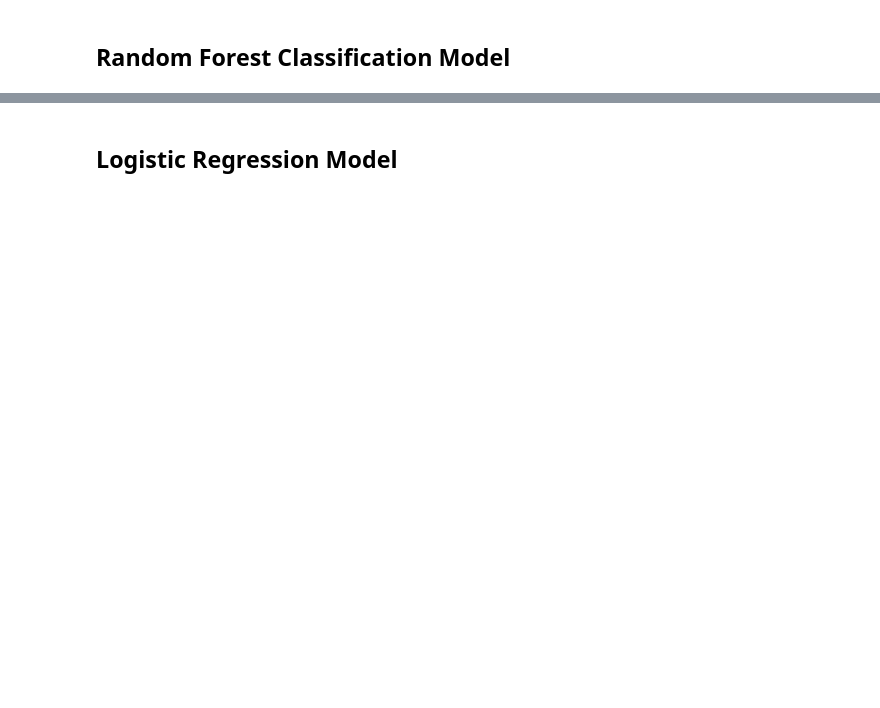
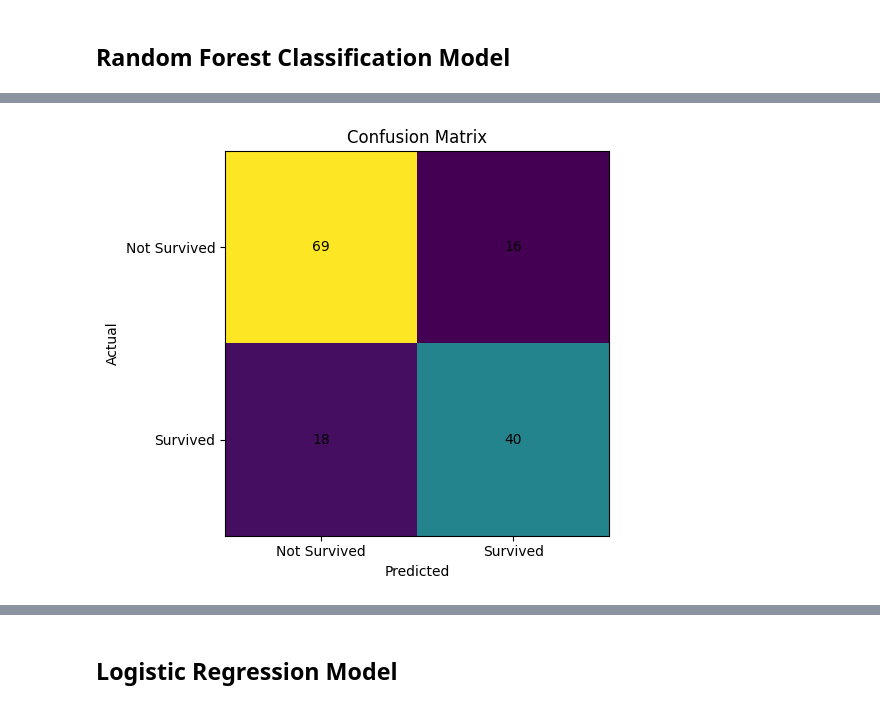
Before and after one commit to NimaNIKOOKAR/Titanic---Machine-Learning-from-Disaster, a Jupyter notebook: titanic.ipynb, the cells around one changed output, grey strips where cells are left out. Cells and saved outputs as stored; diff of their text form; code cells hidden in the pictures; blank space fills up the shorter version.

Commit message:
add models

```diff
--- a/titanic.ipynb
+++ b/titanic.ipynb
@@ -416,2 +311,20 @@ Length: 1204, dtype: int64
 # %% [markdown]
 ## Random Forest Classification Model
+# %%
+# Random Forest model
+rf_model = RandomForestClassifier(
+    n_estimators=100,
+    max_depth=None,
+    random_state=42
+)
+
+# Train
+rf_model.fit(X_train, y_train)
+
+# Predict
+y_pred = rf_model.predict(X_test)
+
+# Evaluation
+print("Accuracy:", accuracy_score(y_test, y_pred))
+print("\nClassification Report:\n", classification_report(y_test, y_pred))
+print("\nConfusion Matrix:\n", confusion_matrix(y_test, y_pred))
@@ -417,0 +348,30 @@ Length: 1204, dtype: int64
+# %%
+import matplotlib.pyplot as plt
+import numpy as np
+from sklearn.metrics import confusion_matrix
+
+cm = confusion_matrix(y_test, y_pred)
+
+fig, ax = plt.subplots()
+im = ax.imshow(cm)
+
+# Labels
+ax.set_xlabel("Predicted")
+ax.set_ylabel("Actual")
+ax.set_title("Confusion Matrix")
+
+# Tick labels
+ax.set_xticks([0, 1])
+ax.set_yticks([0, 1])
+ax.set_xticklabels(["Not Survived", "Survived"])
+ax.set_yticklabels(["Not Survived", "Survived"])
+
+# Add numbers inside cells
+for i in range(cm.shape[0]):
+    for j in range(cm.shape[1]):
+        ax.text(j, i, cm[i, j], ha="center", va="center")
+
+plt.tight_layout()
+plt.show()
+# %% [output]
+[figure, added]
```
Also changed, not shown: parts of 17 cells of this notebook.
